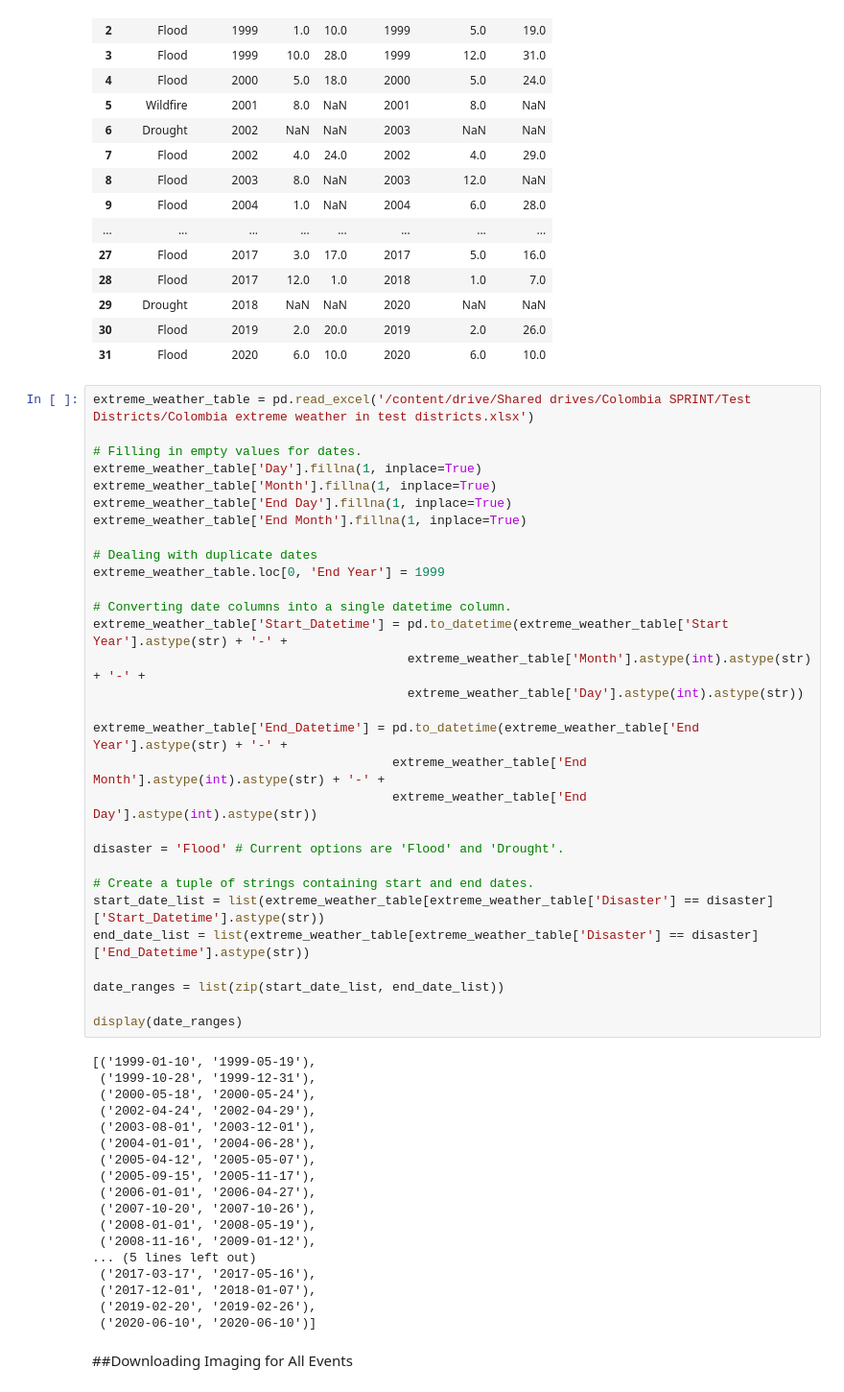
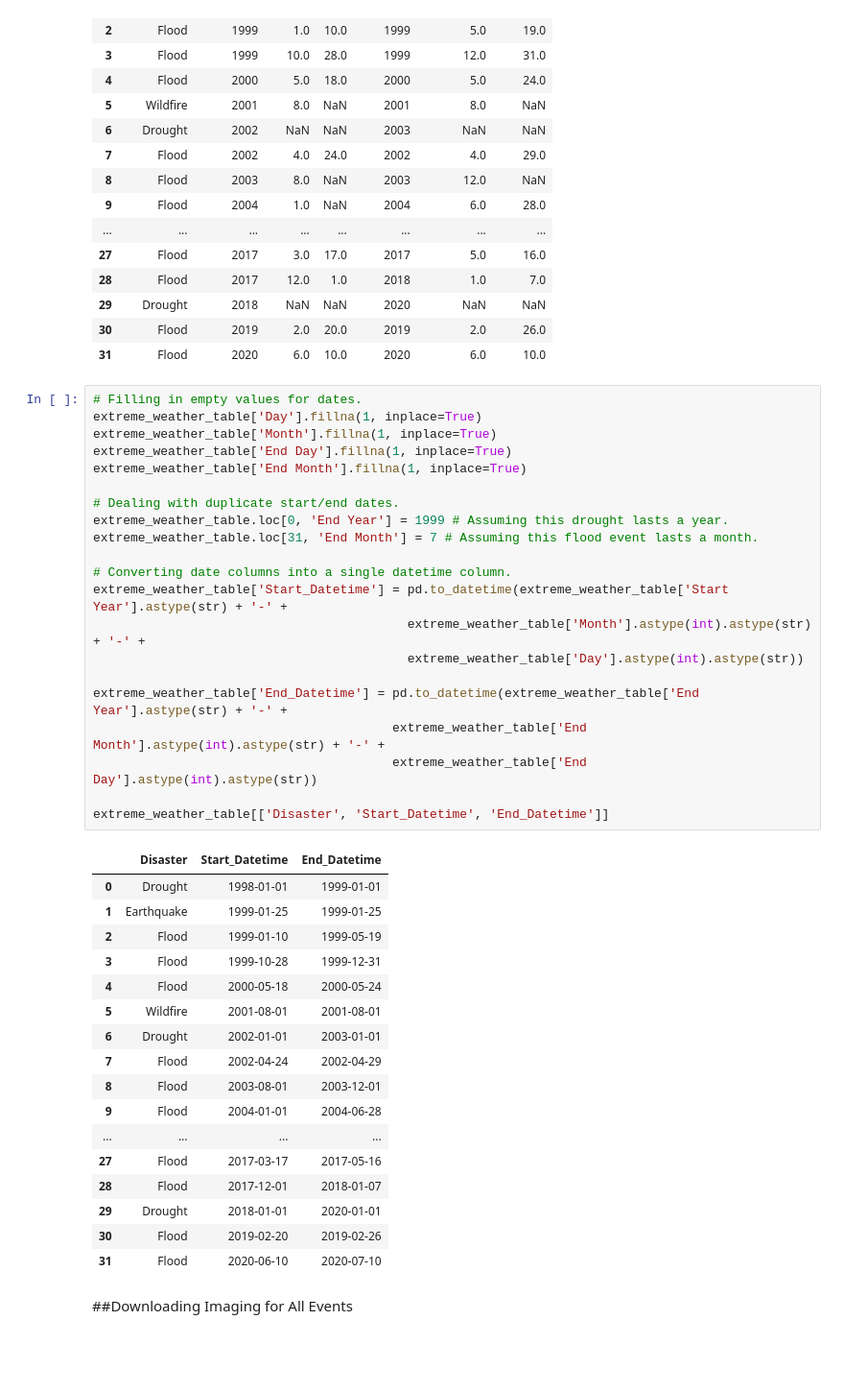
Before and after one commit to Max-FM/SPRINT-Colombia, a Jupyter notebook: Downloading_Satellite_Images_From_Google_Earth_Engine.ipynb, the cells around one changed output. Shown: that part at 96% size. Saved outputs shown, nothing was run; the diff lists cells and outputs as text; blank space fills up the shorter version.

```diff
--- a/Downloading_Satellite_Images_From_Google_Earth_Engine.ipynb
+++ b/Downloading_Satellite_Images_From_Google_Earth_Engine.ipynb
@@ -109,52 +115,43 @@ extreme_weather_table[['Disaster', 'Start Year', 'Month', 'Day', 'End Year', 'En
 | 30 | Flood | 2019 | 2.0 | 20.0 | 2019 | 2.0 | 26.0 |
 | 31 | Flood | 2020 | 6.0 | 10.0 | 2020 | 6.0 | 10.0 |
 # %%
-extreme_weather_table = pd.read_excel('/content/drive/Shared drives/Colombia SPRINT/Test Districts/Colombia extreme weather in test districts.xlsx')
-
 # Filling in empty values for dates.
 extreme_weather_table['Day'].fillna(1, inplace=True)
 extreme_weather_table['Month'].fillna(1, inplace=True)
 extreme_weather_table['End Day'].fillna(1, inplace=True)
 extreme_weather_table['End Month'].fillna(1, inplace=True)
 
-# Dealing with duplicate dates
-extreme_weather_table.loc[0, 'End Year'] = 1999
+# Dealing with duplicate start/end dates.
+extreme_weather_table.loc[0, 'End Year'] = 1999 # Assuming this drought lasts a year.
+extreme_weather_table.loc[31, 'End Month'] = 7 # Assuming this flood event lasts a month.
 
 # Converting date columns into a single datetime column.
 extreme_weather_table['Start_Datetime'] = pd.to_datetime(extreme_weather_table['Start Year'].astype(str) + '-' +
                                           extreme_weather_table['Month'].astype(int).astype(str) + '-' +
                                           extreme_weather_table['Day'].astype(int).astype(str))
 
 extreme_weather_table['End_Datetime'] = pd.to_datetime(extreme_weather_table['End Year'].astype(str) + '-' +
                                         extreme_weather_table['End Month'].astype(int).astype(str) + '-' +
                                         extreme_weather_table['End Day'].astype(int).astype(str))
 
-disaster = 'Flood' # Current options are 'Flood' and 'Drought'.
-
-# Create a tuple of strings containing start and end dates.
-start_date_list = list(extreme_weather_table[extreme_weather_table['Disaster'] == disaster]['Start_Datetime'].astype(str))
-end_date_list = list(extreme_weather_table[extreme_weather_table['Disaster'] == disaster]['End_Datetime'].astype(str))
-
-date_ranges = list(zip(start_date_list, end_date_list))
-
-display(date_ranges)
+extreme_weather_table[['Disaster', 'Start_Datetime', 'End_Datetime']]
 # %% [output]
-[('1999-01-10', '1999-05-19'),
- ('1999-10-28', '1999-12-31'),
- ('2000-05-18', '2000-05-24'),
- ('2002-04-24', '2002-04-29'),
- ('2003-08-01', '2003-12-01'),
- ('2004-01-01', '2004-06-28'),
- ('2005-04-12', '2005-05-07'),
- ('2005-09-15', '2005-11-17'),
- ('2006-01-01', '2006-04-27'),
- ('2007-10-20', '2007-10-26'),
- ('2008-01-01', '2008-05-19'),
- ('2008-11-16', '2009-01-12'),
-... (5 lines left out)
- ('2017-03-17', '2017-05-16'),
- ('2017-12-01', '2018-01-07'),
- ('2019-02-20', '2019-02-26'),
- ('2020-06-10', '2020-06-10')]
+|  | Disaster | Start_Datetime | End_Datetime |
+| 0 | Drought | 1998-01-01 | 1999-01-01 |
+| 1 | Earthquake | 1999-01-25 | 1999-01-25 |
+| 2 | Flood | 1999-01-10 | 1999-05-19 |
+| 3 | Flood | 1999-10-28 | 1999-12-31 |
+| 4 | Flood | 2000-05-18 | 2000-05-24 |
+| 5 | Wildfire | 2001-08-01 | 2001-08-01 |
+| 6 | Drought | 2002-01-01 | 2003-01-01 |
+| 7 | Flood | 2002-04-24 | 2002-04-29 |
+| 8 | Flood | 2003-08-01 | 2003-12-01 |
+| 9 | Flood | 2004-01-01 | 2004-06-28 |
+| ... | ... | ... | ... |
+| 27 | Flood | 2017-03-17 | 2017-05-16 |
+| 28 | Flood | 2017-12-01 | 2018-01-07 |
+| 29 | Drought | 2018-01-01 | 2020-01-01 |
+| 30 | Flood | 2019-02-20 | 2019-02-26 |
+| 31 | Flood | 2020-06-10 | 2020-07-10 |
 # %% [markdown]
 ##Downloading Imaging for All Events
```
Also changed, not shown: parts of 11 cells of this notebook.
